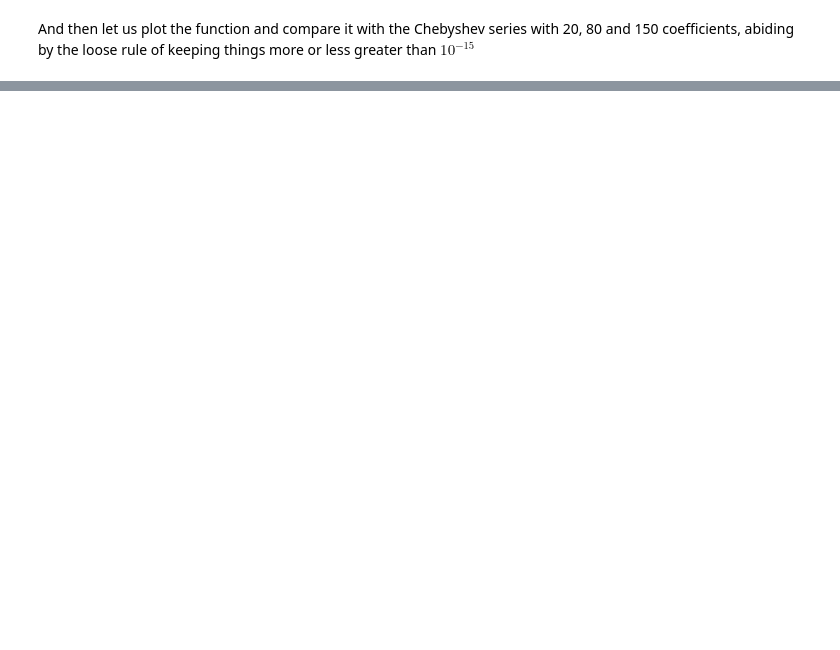
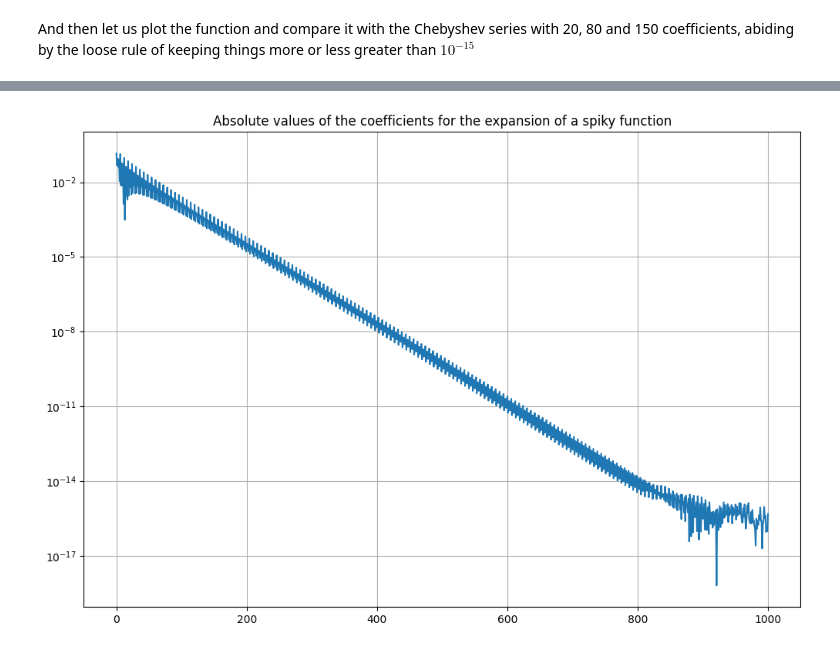
Before and after one commit to lmcj-xyz/approximation_theory, a Jupyter notebook: C3_Chebyshev_Polynomials_and_Series.ipynb, the cells around one changed output, grey strips where cells are left out. Saved outputs shown, nothing was run; the diff lists cells and outputs as text; code cells hidden in the pictures; blank space fills up the shorter version.

```diff
--- a/C3_Chebyshev_Polynomials_and_Series.ipynb
+++ b/C3_Chebyshev_Polynomials_and_Series.ipynb
@@ -320,0 +336,11 @@ Just for reference, you cannot see the blue line because the polynomial with 150
+# %%
+deg = 1000
+h_coeff = np.polynomial.chebyshev.chebinterpolate(h, deg)
+
+plt.figure('spikycoeff', figsize=(12,8))
+plt.title('Absolute values of the coefficients for the expansion of a spiky function')
+plt.semilogy(np.abs(h_coeff))
+plt.grid()
+plt.show()
+# %% [output]
+[figure, added]
```
Also changed, not shown: parts of 14 cells of this notebook.
